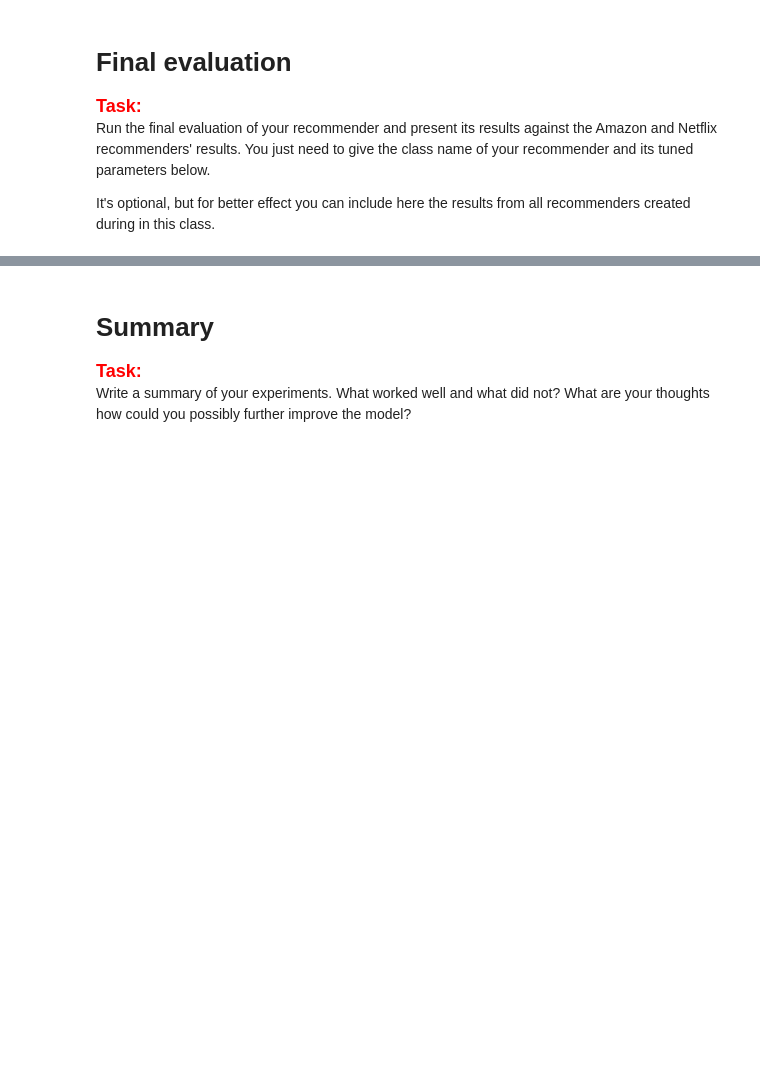
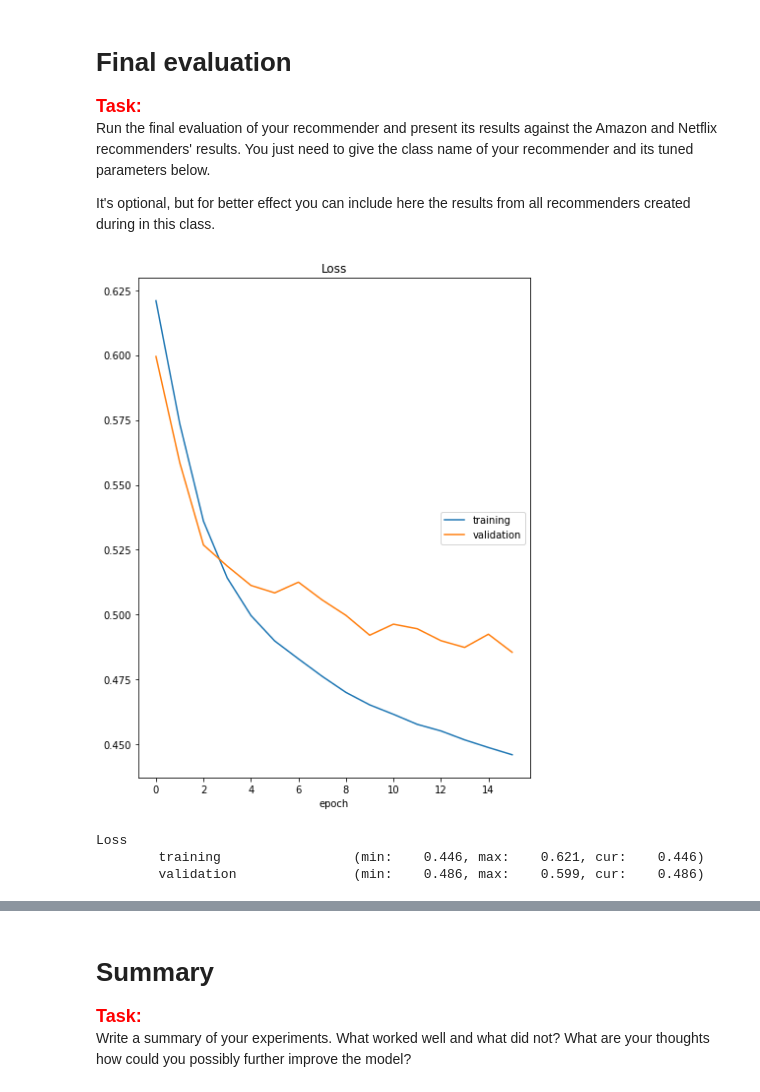
Before and after one commit to C7A7A/hotel-recommender-neural-network, a Jupyter notebook: project_2_recommender_and_evaluation.ipynb, the cells around one changed output, grey strips where cells are left out. Saved outputs shown, nothing was run; the diff lists cells and outputs as text; code cells hidden in the pictures; blank space fills up the shorter version.

```diff
--- a/project_2_recommender_and_evaluation.ipynb
+++ b/project_2_recommender_and_evaluation.ipynb
@@ -374,13 +766,27 @@ Run the final evaluation of your recommender and present its results against the
 
 It's optional, but for better effect you can include here the results from all recommenders created during in this class.
 # %%
-nn_recommender = NNRecommender(n_neg_per_pos=1)  # Initialize your recommender here
+nn_recommender1 = NNRecommender(
+    batch_size = 32,
+    embedding_dim = 22,
+    lr = 0.0063,
+    model_to_use = 'MLPModel',
+    n_epochs = 16,
+    n_neg_per_pos = 2,
+    optimizer_to_use = 'SGD',
+    weight_decay = 0.00085
+)  # Initialize your recommender here
 
 # Give the name of your recommender in the line below
-nn_tts_results = [['NNRecommender'] + list(evaluate_train_test_split_implicit(
-    nn_recommender, interactions_df, items_df))]
+nn_tts_results1 = [['BasicRecommenderMLPModelSGD'] + list(evaluate_train_test_split_implicit(
+    nn_recommender1, interactions_df, items_df))]
 
-nn_tts_results = pd.DataFrame(
-    nn_tts_results, columns=['Recommender', 'HR@1', 'HR@3', 'HR@5', 'HR@10', 'NDCG@1', 'NDCG@3', 'NDCG@5', 'NDCG@10'])
+nn_tts_results1 = pd.DataFrame(
+    nn_tts_results1, columns=['Recommender', 'HR@1', 'HR@3', 'HR@5', 'HR@10', 'NDCG@1', 'NDCG@3', 'NDCG@5', 'NDCG@10'])
 
-display(HTML(nn_tts_results.to_html()))
+display(HTML(nn_tts_results1.to_html()))
+# %% [output]
+[figure, added]
+Loss
+        training                 (min:    0.446, max:    0.621, cur:    0.446)
+        validation               (min:    0.486, max:    0.599, cur:    0.486)
```
Also changed, not shown: parts of 17 cells of this notebook, 2 other files.
